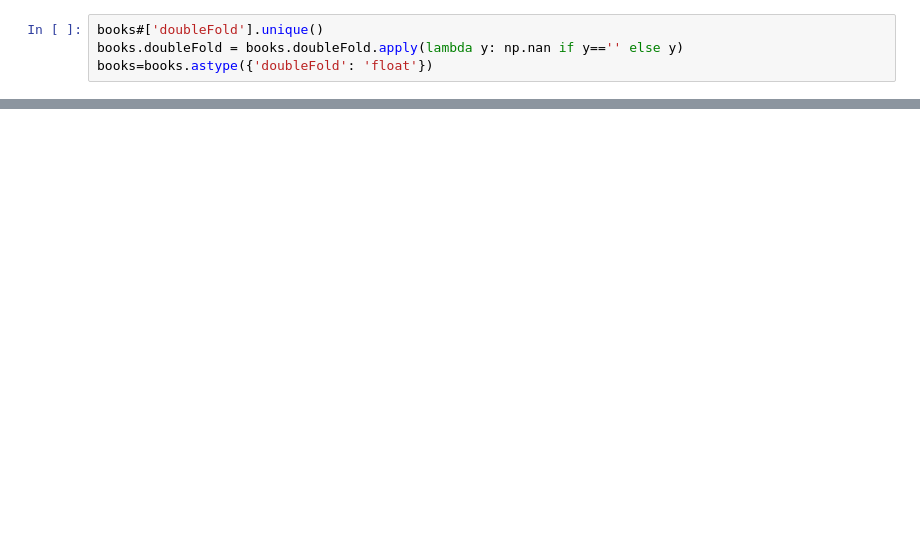
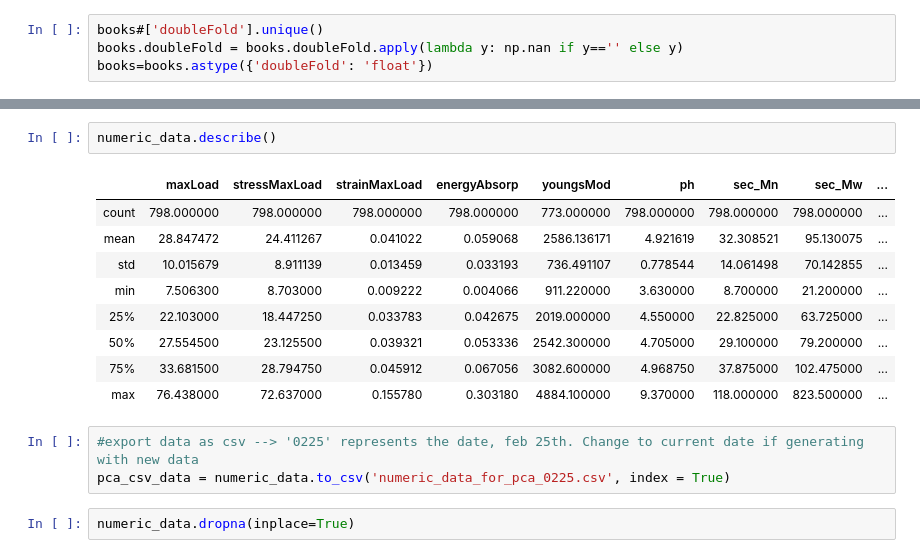
Before and after one commit to hujingc/umsi_loc_anc, a Jupyter notebook: loading_views.ipynb, the cells around one changed output, grey strips where cells are left out. Drawn from its saved outputs; the diff is of its cells as text; blank space fills up the shorter version.

```diff
--- a/loading_views.ipynb
+++ b/loading_views.ipynb
@@ -170,0 +282,17 @@ Name: doubleFold, dtype: float64
+# %%
+numeric_data.describe()
+# %% [output]
+|  | maxLoad | stressMaxLoad | strainMaxLoad | energyAbsorp | youngsMod | ph | sec_Mn | sec_Mw | ... |
+| count | 798.000000 | 798.000000 | 798.000000 | 798.000000 | 773.000000 | 798.000000 | 798.000000 | 798.000000 | ... |
+| mean | 28.847472 | 24.411267 | 0.041022 | 0.059068 | 2586.136171 | 4.921619 | 32.308521 | 95.130075 | ... |
+| std | 10.015679 | 8.911139 | 0.013459 | 0.033193 | 736.491107 | 0.778544 | 14.061498 | 70.142855 | ... |
+| min | 7.506300 | 8.703000 | 0.009222 | 0.004066 | 911.220000 | 3.630000 | 8.700000 | 21.200000 | ... |
+| 25% | 22.103000 | 18.447250 | 0.033783 | 0.042675 | 2019.000000 | 4.550000 | 22.825000 | 63.725000 | ... |
+| 50% | 27.554500 | 23.125500 | 0.039321 | 0.053336 | 2542.300000 | 4.705000 | 29.100000 | 79.200000 | ... |
+| 75% | 33.681500 | 28.794750 | 0.045912 | 0.067056 | 3082.600000 | 4.968750 | 37.875000 | 102.475000 | ... |
+| max | 76.438000 | 72.637000 | 0.155780 | 0.303180 | 4884.100000 | 9.370000 | 118.000000 | 823.500000 | ... |
+# %%
+#export data as csv --> '0225' represents the date, feb 25th. Change to current date if generating with new data
+pca_csv_data = numeric_data.to_csv('numeric_data_for_pca_0225.csv', index = True)
+# %%
+numeric_data.dropna(inplace=True)
```
Also changed, not shown: parts of 16 cells of this notebook, 1 other file.
